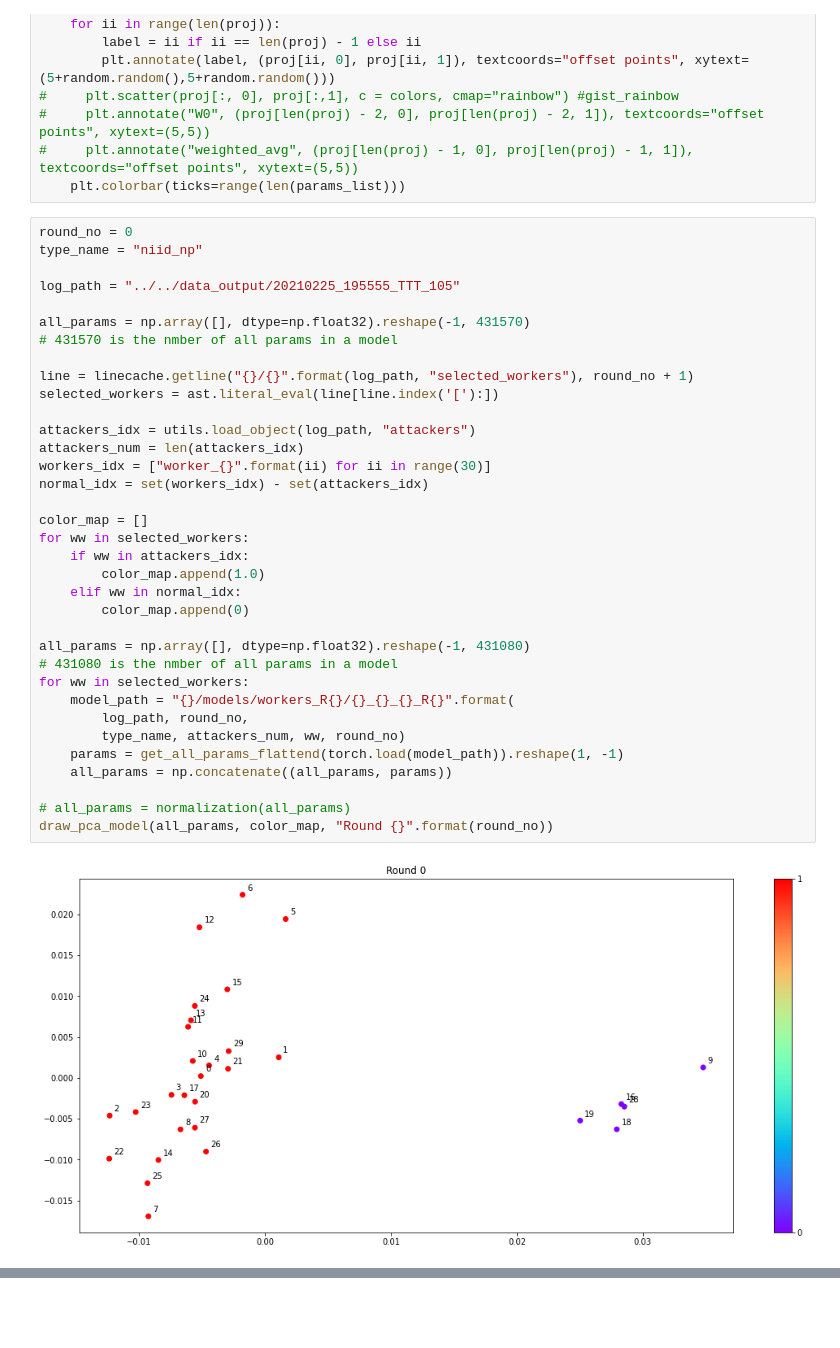
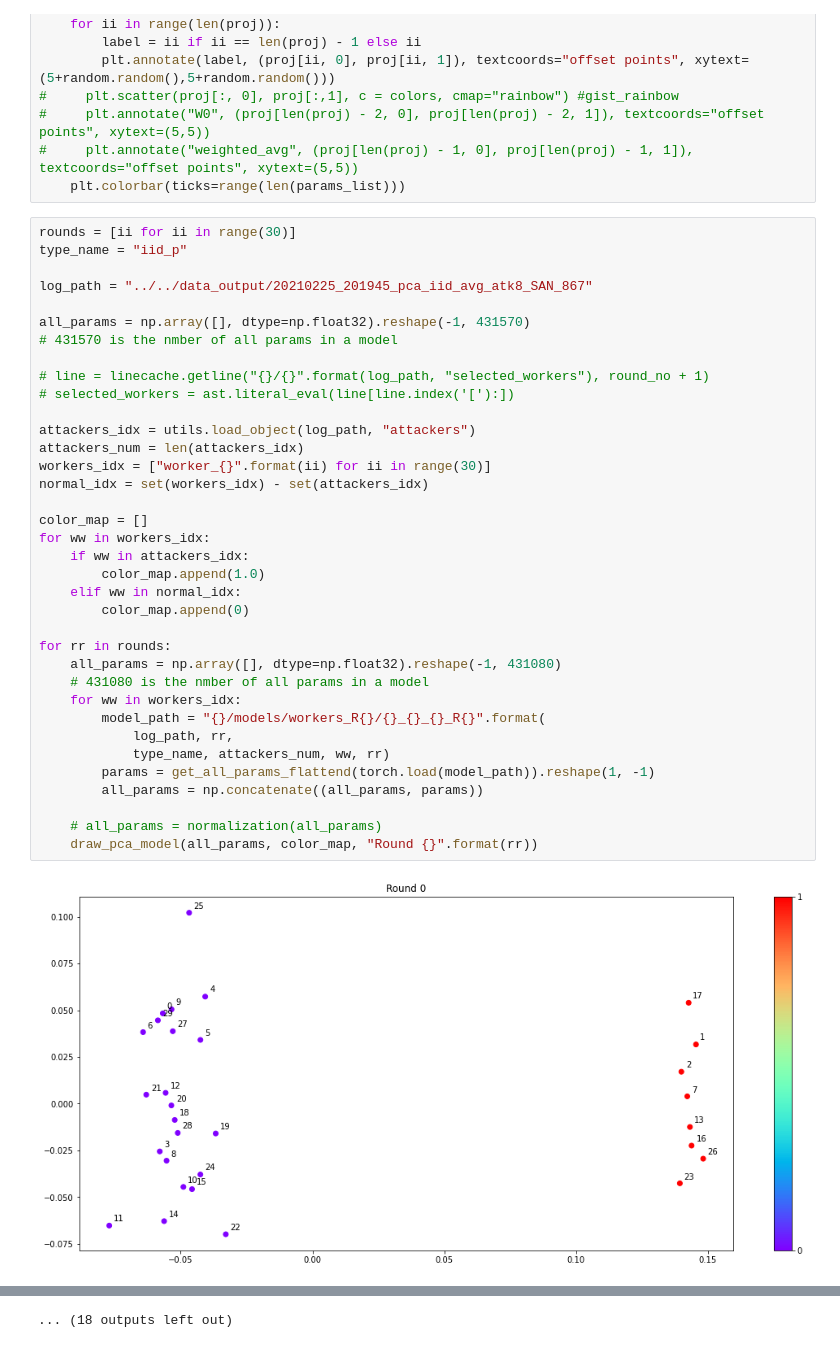
Before and after one commit to etesami/MOE-FL, a Jupyter notebook: ipynb/pca-workers/pca-niid-p-25.ipynb, the cells around one changed output, grey strips where cells are left out. Saved outputs shown, nothing was run; the diff lists cells and outputs as text; blank space fills up the shorter version.

```diff
--- a/ipynb/pca-workers/pca-niid-p-25.ipynb
+++ b/ipynb/pca-workers/pca-niid-p-25.ipynb
@@ -50,39 +50,40 @@ def draw_pca_model(params_list, colors, title):
 #     plt.annotate("weighted_avg", (proj[len(proj) - 1, 0], proj[len(proj) - 1, 1]), textcoords="offset points", xytext=(5,5))
     plt.colorbar(ticks=range(len(params_list)))
 # %%
-round_no = 0
-type_name = "niid_np"
+rounds = [ii for ii in range(30)]
+type_name = "iid_p"
 
-log_path = "../../data_output/20210225_195555_TTT_105"
+log_path = "../../data_output/20210225_201945_pca_iid_avg_atk8_SAN_867"
 
 all_params = np.array([], dtype=np.float32).reshape(-1, 431570)
 # 431570 is the nmber of all params in a model
 
-line = linecache.getline("{}/{}".format(log_path, "selected_workers"), round_no + 1)
-selected_workers = ast.literal_eval(line[line.index('['):])
+# line = linecache.getline("{}/{}".format(log_path, "selected_workers"), round_no + 1)
+# selected_workers = ast.literal_eval(line[line.index('['):])
 
 attackers_idx = utils.load_object(log_path, "attackers")
 attackers_num = len(attackers_idx)
 workers_idx = ["worker_{}".format(ii) for ii in range(30)]
 normal_idx = set(workers_idx) - set(attackers_idx)
 
 color_map = []
-for ww in selected_workers:
+for ww in workers_idx:
     if ww in attackers_idx:
         color_map.append(1.0)
     elif ww in normal_idx:
         color_map.append(0)
 
-all_params = np.array([], dtype=np.float32).reshape(-1, 431080)
-# 431080 is the nmber of all params in a model
-for ww in selected_workers:
-    model_path = "{}/models/workers_R{}/{}_{}_{}_R{}".format(
-        log_path, round_no,
-        type_name, attackers_num, ww, round_no)
-    params = get_all_params_flattend(torch.load(model_path)).reshape(1, -1)
-    all_params = np.concatenate((all_params, params))
+for rr in rounds:
+    all_params = np.array([], dtype=np.float32).reshape(-1, 431080)
+    # 431080 is the nmber of all params in a model
+    for ww in workers_idx:
+        model_path = "{}/models/workers_R{}/{}_{}_{}_R{}".format(
+            log_path, rr,
+            type_name, attackers_num, ww, rr)
+        params = get_all_params_flattend(torch.load(model_path)).reshape(1, -1)
+        all_params = np.concatenate((all_params, params))
 
-# all_params = normalization(all_params)
-draw_pca_model(all_params, color_map, "Round {}".format(round_no))
+    # all_params = normalization(all_params)
+    draw_pca_model(all_params, color_map, "Round {}".format(rr))
 # %% [output]
-[figure, old version]
+[figure, new version]
@@ -88,0 +101 @@ draw_pca_model(all_params, color_map, "Round {}".format(round_no))
+... (18 outputs left out)
```
Also changed, not shown: parts of 2 cells of this notebook, 6 other files.
